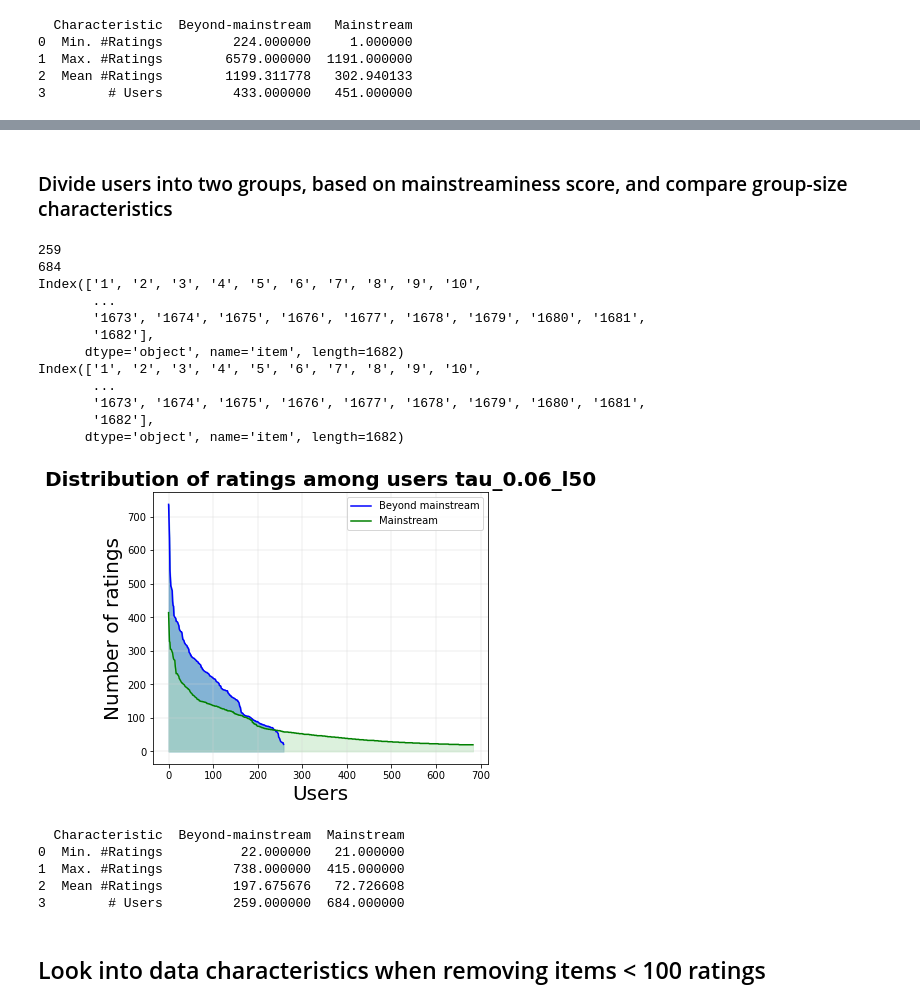
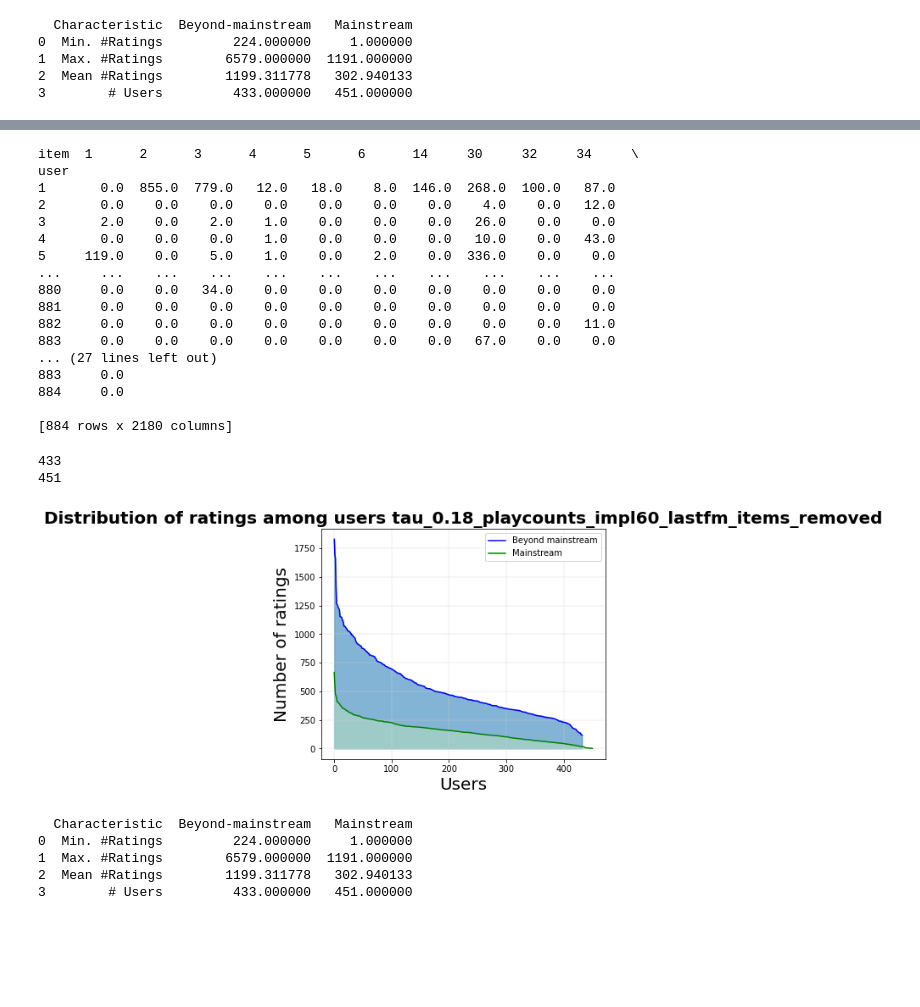
Before and after one commit to joranerogier/RecSysProject, a Jupyter notebook: src/lastfm_compute_mainstreaminess_group_division_characteristics.ipynb, the cells around one changed output, grey strips where cells are left out. Cells and saved outputs as stored; diff of their text form; code cells hidden in the pictures; blank space fills up the shorter version.

Commit message:
added explicit to implicit dataframe conversion script

```diff
--- a/src/lastfm_compute_mainstreaminess_group_division_characteristics.ipynb
+++ b/src/lastfm_compute_mainstreaminess_group_division_characteristics.ipynb
@@ -78,7 +78,7 @@ def compute_taus(df, minimum=0, maximum=10000000, rounding_tau=2, min_implicit=0
     """
     # Create Global Item Ranking (GIR), looping over all artists (items), count how often the artist has been played
     GIR = {}
-    for col in df:
+    for col in df:#Col starts at 1
         # does not take into account movies that have not been watched
         summed_rating = df[col].sum()
         nr_implicit = len(df[col].to_numpy().nonzero()[0])
@@ -90,15 +90,17 @@ def compute_taus(df, minimum=0, maximum=10000000, rounding_tau=2, min_implicit=0
     ranks_GIR = {k: v for k,v in sorted(GIR.items(), key=lambda item: item[1], reverse=True)}
     ranks_GIR_items = [*ranks_GIR]
     print(f'Length of ranks_GIR_items: {len(ranks_GIR_items)}')
-    print(f'ranks_GIR: {ranks_GIR}')
+    #print(GIR.keys())
     #return None
 
+    sub_df = df[list(GIR.keys())]
+    print(sub_df)
     # Compute user mainstreaminess (UM)
     user_mainstreamnesses = {}
     taus = []
     for uid in range(len(df)):
         user_dict = {}
-        for item_id in df.columns:
+        for item_id in sub_df:
             rating = df.iloc[uid][item_id]# uid here is not the true user_id (which is uid + 1), iloc needs integer, thus starting at 0
             # only take into account items that have been rated > minimum & < maximum times
             if item_id in GIR:
@@ -121,7 +123,7 @@ def compute_taus(df, minimum=0, maximum=10000000, rounding_tau=2, min_implicit=0
     plt.xlabel("Kendall's tau")
     plt.ylabel("Counts")
 
-    return user_mainstreamnesses, pd.Series(taus)
+    return user_mainstreamnesses, pd.Series(taus), GIR.keys()
 # %%
 def compute_best_bandwidth(d):
     """
@@ -160,7 +162,7 @@ def transform_sparse_to_dense_data(sparse_df):
     df = pd.DataFrame(transformed_data, columns =['user', 'item', 'rating'])
     return df
 # %%
-def get_division_characteristics(user_mainstreamnesses, plot_saving_filename, csv_saving_filename, tau_cutoff=0.02):
+def get_division_characteristics(user_mainstreamnesses, plot_saving_filename, csv_saving_filename, df_sub, tau_cutoff=0.02):
     # Get the user-ids which have tau < tau_cutoff (beyond mainstream users, bmu)
     bmu = [k for k, v in user_mainstreamnesses.items() if float(v[0]) < float(tau_cutoff)] # For some reason does not work?
     #print(user_mainstreamnesses.items())
@@ -175,9 +177,9 @@ def get_division_characteristics(user_mainstreamnesses, plot_saving_filename, cs
     bmu[:] = [n-1 for n in bmu]
     mu[:] = [n-1 for n in mu]
 
-    df_bmu = df.iloc[bmu]
+    df_bmu = df_sub.iloc[bmu]
     df_bmu = df_bmu[df_bmu.columns].astype(int)
-    df_mu = df.iloc[mu]
+    df_mu = df_sub.iloc[mu]
     df_mu = df_mu[df_mu.columns].astype(int)
     # concat both dataframes vertically
     df_all = pd.concat([df_bmu, df_mu], axis=0)
@@ -368,5 +368,5 @@ compare_df = get_division_characteristics(user_mainstreamnesses, plot_saving_fil
 # %%
-user_mainstreamnesses, taus_df = compute_taus(df, minimum=50)
+user_mainstreamnesses, taus_df, keep_items = compute_taus(df, minimum=0, min_implicit=60)
 best_bandwidth = compute_best_bandwidth(taus_df)
 
 # instantiate and fit the KDE model
@@ -392,31 +407,39 @@ Finished computing users' mainstreaminesses
-# %% [markdown]
-### Divide users into two groups, based on mainstreaminess score, and compare group-size characteristics
+# %%
+# Remove the items that did not make the threshold
+df_mimpl60 = df[list(keep_items)]
+print(df_mimpl60)
+# %% [output]
+item  1      2      3      4      5      6      14     30     32     34     \
+user
+1       0.0  855.0  779.0   12.0   18.0    8.0  146.0  268.0  100.0   87.0
+2       0.0    0.0    0.0    0.0    0.0    0.0    0.0    4.0    0.0   12.0
+3       2.0    0.0    2.0    1.0    0.0    0.0    0.0   26.0    0.0    0.0
+4       0.0    0.0    0.0    1.0    0.0    0.0    0.0   10.0    0.0   43.0
+5     119.0    0.0    5.0    1.0    0.0    2.0    0.0  336.0    0.0    0.0
+...     ...    ...    ...    ...    ...    ...    ...    ...    ...    ...
+880     0.0    0.0   34.0    0.0    0.0    0.0    0.0    0.0    0.0    0.0
+881     0.0    0.0    0.0    0.0    0.0    0.0    0.0    0.0    0.0    0.0
+882     0.0    0.0    0.0    0.0    0.0    0.0    0.0    0.0    0.0   11.0
+883     0.0    0.0    0.0    0.0    0.0    0.0    0.0   67.0    0.0    0.0
+... (27 lines left out)
+883     0.0
+884     0.0
+
+[884 rows x 2180 columns]
 # %%
-tau_cutoff = 0.06
-prep = 'l50'#preprocessing: nothing removed
+tau_cutoff = 0.18
+prep = 'playcounts_impl60'#preprocessing: nothing removed
 
-plot_saving_filename = f"plot_user_distribution_tau_{tau_cutoff}_{prep}"
-csv_saving_filename = f"tau_{tau_cutoff}_{prep}"
+plot_saving_filename = f"plot_user_distribution_tau_{tau_cutoff}_{prep}_lastfm_items_removed"
+csv_saving_filename = f"tau_{tau_cutoff}_{prep}_lastfm_items_removed"
 
-compare_df = get_division_characteristics(user_mainstreamnesses, plot_saving_filename, csv_saving_filename, tau_cutoff)
+compare_df = get_division_characteristics(user_mainstreamnesses, plot_saving_filename, csv_saving_filename, df_mimpl60, tau_cutoff)
 # %% [output]
-259
-684
-Index(['1', '2', '3', '4', '5', '6', '7', '8', '9', '10',
-       ...
-       '1673', '1674', '1675', '1676', '1677', '1678', '1679', '1680', '1681',
-       '1682'],
-      dtype='object', name='item', length=1682)
-Index(['1', '2', '3', '4', '5', '6', '7', '8', '9', '10',
-       ...
-       '1673', '1674', '1675', '1676', '1677', '1678', '1679', '1680', '1681',
-       '1682'],
-      dtype='object', name='item', length=1682)
+433
+451
-[figure, old version]
+[figure, new version]
-  Characteristic  Beyond-mainstream  Mainstream
-0  Min. #Ratings          22.000000   21.000000
-1  Max. #Ratings         738.000000  415.000000
-2  Mean #Ratings         197.675676   72.726608
-3        # Users         259.000000  684.000000
+  Characteristic  Beyond-mainstream   Mainstream
+0  Min. #Ratings         224.000000     1.000000
+1  Max. #Ratings        6579.000000  1191.000000
+2  Mean #Ratings        1199.311778   302.940133
+3        # Users         433.000000   451.000000
-# %% [markdown]
-## Look into data characteristics when removing items < 100 ratings
```
Also changed, not shown: parts of 17 cells of this notebook, 9 other files.
